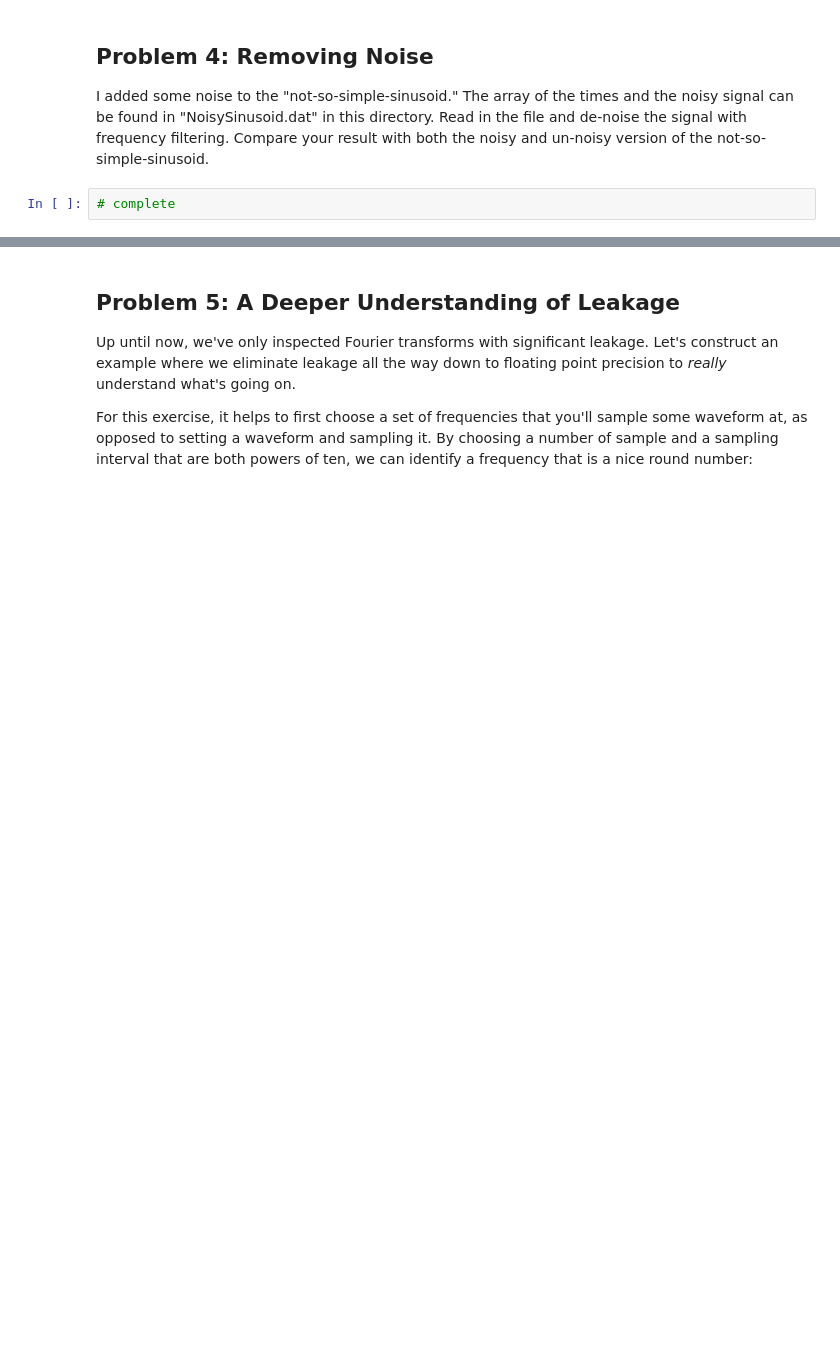
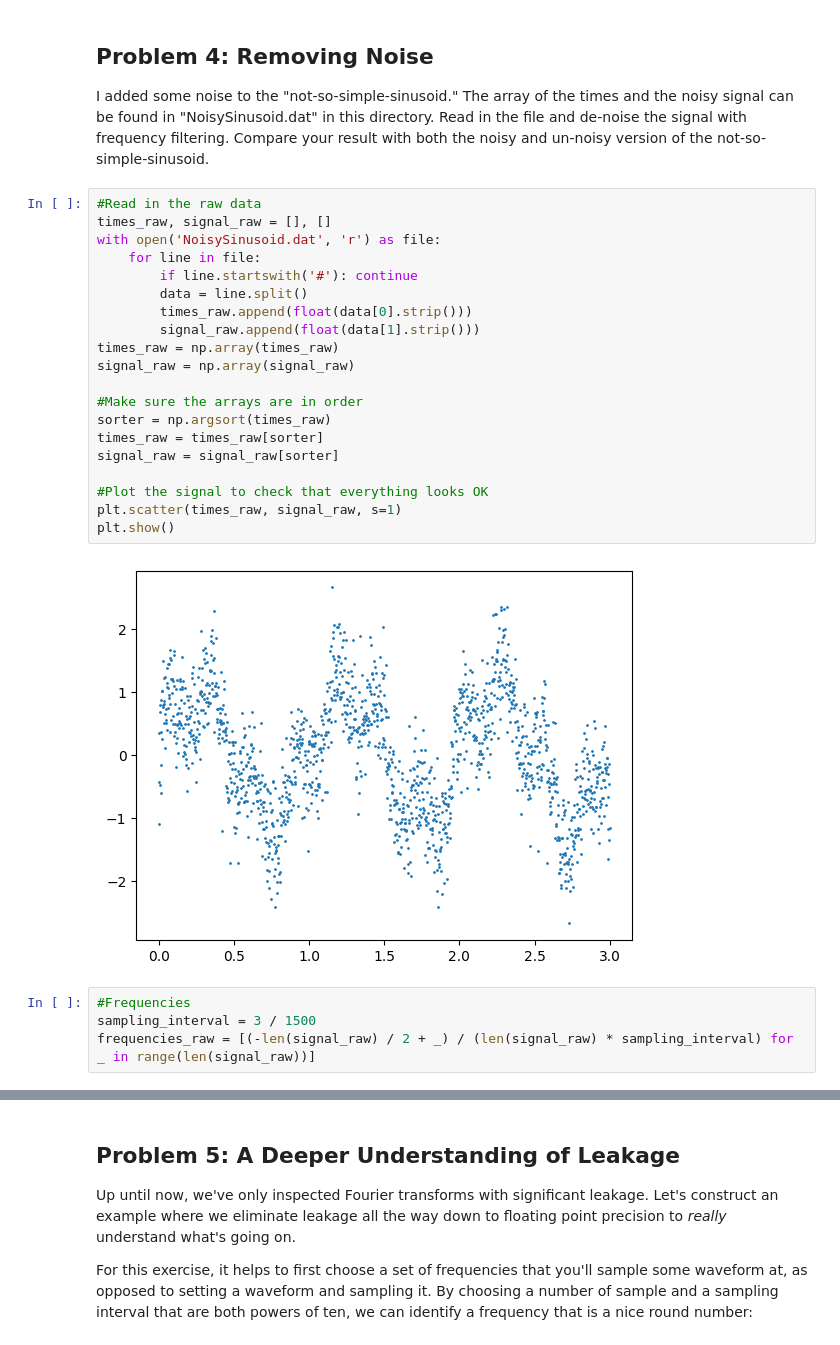
Before and after one commit to amasegian/Session-27, a Jupyter notebook: Day1/FourierMethodsProblem1.ipynb, the cells around one changed output, grey strips where cells are left out. Saved outputs shown, nothing was run; the diff lists cells and outputs as text; blank space fills up the shorter version.

```diff
--- a/Day1/FourierMethodsProblem1.ipynb
+++ b/Day1/FourierMethodsProblem1.ipynb
@@ -235,4 +239,28 @@ What you have just done is basically a crude form of "high-pass" filtering. In l
 
 I added some noise to the "not-so-simple-sinusoid." The array of the times and the noisy signal can be found in "NoisySinusoid.dat" in this directory. Read in the file and de-noise the signal with frequency filtering. Compare your result with both the noisy and un-noisy version of the not-so-simple-sinusoid.
 # %%
-# complete
+#Read in the raw data
+times_raw, signal_raw = [], []
+with open('NoisySinusoid.dat', 'r') as file:
+    for line in file:
+        if line.startswith('#'): continue
+        data = line.split()
+        times_raw.append(float(data[0].strip()))
+        signal_raw.append(float(data[1].strip()))
+times_raw = np.array(times_raw)
+signal_raw = np.array(signal_raw)
+
+#Make sure the arrays are in order
+sorter = np.argsort(times_raw)
+times_raw = times_raw[sorter]
+signal_raw = signal_raw[sorter]
+
+#Plot the signal to check that everything looks OK
+plt.scatter(times_raw, signal_raw, s=1)
+plt.show()
+# %% [output]
+[figure, added]
+# %%
+#Frequencies
+sampling_interval = 3 / 1500
+frequencies_raw = [(-len(signal_raw) / 2 + _) / (len(signal_raw) * sampling_interval) for _ in range(len(signal_raw))]
```
Also changed, not shown: parts of 6 cells of this notebook.
